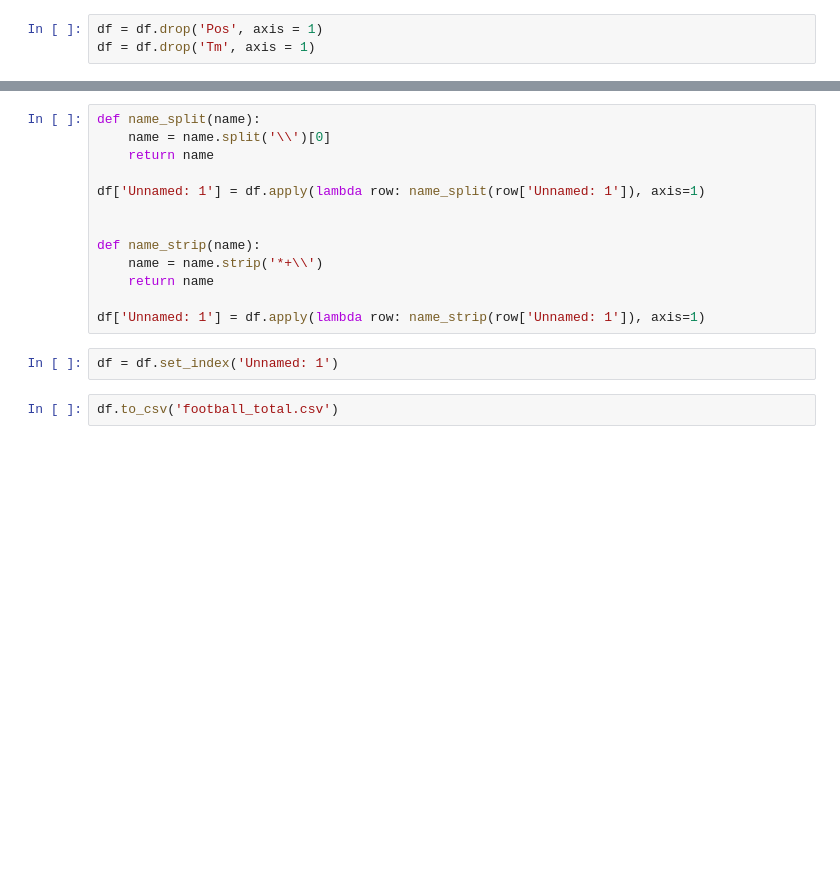
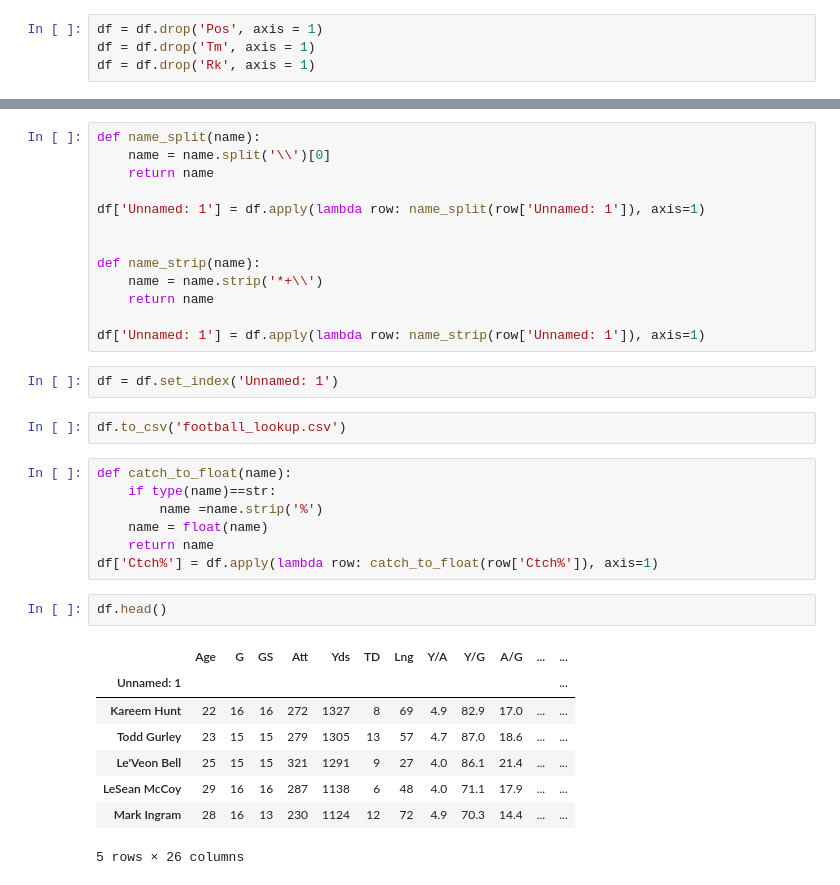
Before and after one commit to greg-smith1/Football_Comparables, a Jupyter notebook: Octonauts_inclass_W2D2.ipynb, the cells around one changed output, grey strips where cells are left out. Cells and saved outputs as stored; diff of their text form; blank space fills up the shorter version.

```diff
--- a/Octonauts_inclass_W2D2.ipynb
+++ b/Octonauts_inclass_W2D2.ipynb
@@ -95,6 +95,7 @@ df.head(2)
 # %%
 df = df.drop('Pos', axis = 1)
 df = df.drop('Tm', axis = 1)
+df = df.drop('Rk', axis = 1)
 # %%
 df.columns
 # %% [output]
@@ -118,4 +119,22 @@ df['Unnamed: 1'] = df.apply(lambda row: name_strip(row['Unnamed: 1']), axis=1)
 # %%
 df = df.set_index('Unnamed: 1')
 # %%
-df.to_csv('football_total.csv')
+df.to_csv('football_lookup.csv')
+# %%
+def catch_to_float(name):
+    if type(name)==str:
+        name =name.strip('%')
+    name = float(name)
+    return name
+df['Ctch%'] = df.apply(lambda row: catch_to_float(row['Ctch%']), axis=1)
+# %%
+df.head()
+# %% [output]
+|  | Age | G | GS | Att | Yds | TD | Lng | Y/A | Y/G | A/G | ... | ... |
+| Unnamed: 1 |  |  |  |  |  |  |  |  |  |  |  | ... |
+| Kareem Hunt | 22 | 16 | 16 | 272 | 1327 | 8 | 69 | 4.9 | 82.9 | 17.0 | ... | ... |
+| Todd Gurley | 23 | 15 | 15 | 279 | 1305 | 13 | 57 | 4.7 | 87.0 | 18.6 | ... | ... |
+| Le'Veon Bell | 25 | 15 | 15 | 321 | 1291 | 9 | 27 | 4.0 | 86.1 | 21.4 | ... | ... |
+| LeSean McCoy | 29 | 16 | 16 | 287 | 1138 | 6 | 48 | 4.0 | 71.1 | 17.9 | ... | ... |
+| Mark Ingram | 28 | 16 | 13 | 230 | 1124 | 12 | 72 | 4.9 | 70.3 | 14.4 | ... | ... |
+5 rows × 26 columns
```
Also changed, not shown: parts of 6 cells of this notebook, 3 other files.
